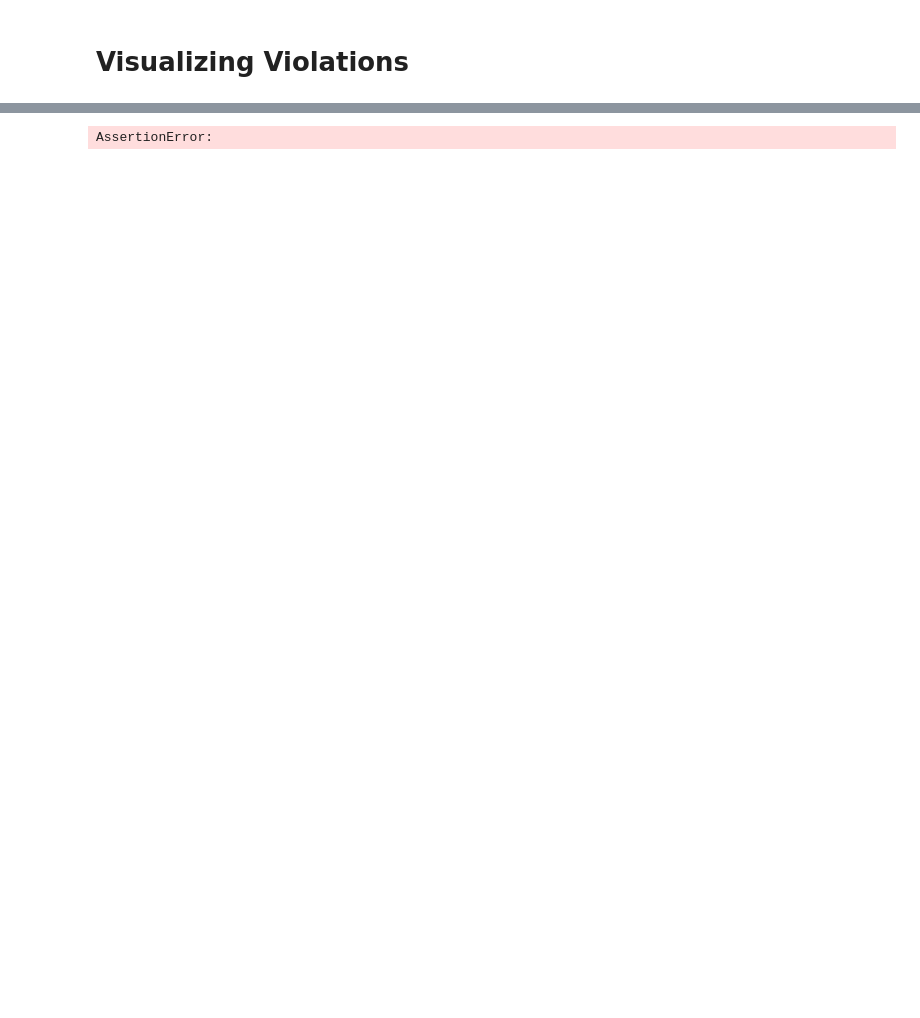
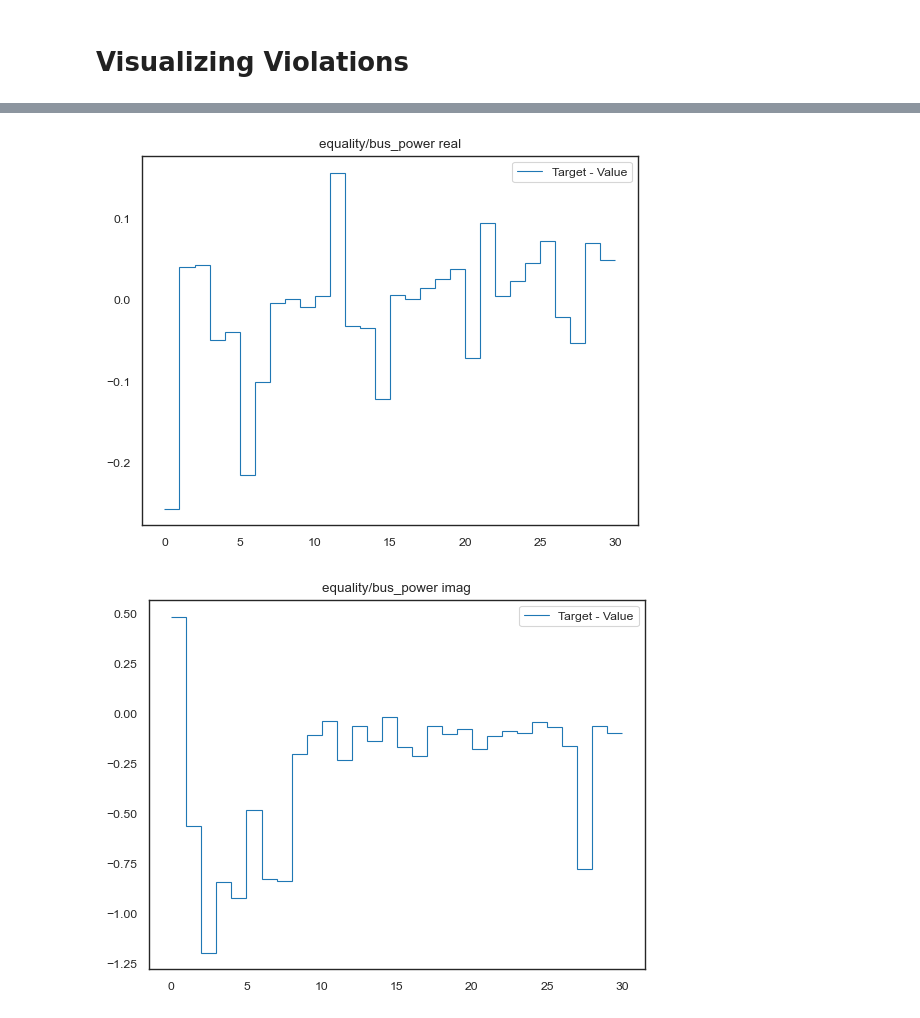
Before and after one commit to Damowerko/opf, a Jupyter notebook: notebooks/analysis.ipynb, the cells around one changed output, grey strips where cells are left out. Drawn from its saved outputs; the diff is of its cells as text; code cells hidden in the pictures; blank space fills up the shorter version.

```diff
--- a/notebooks/analysis.ipynb
+++ b/notebooks/analysis.ipynb
@@ -24,7 +24,7 @@ sns.set_context("paper")
 
 torch.set_float32_matmul_precision("medium")
 # %%
-run_uri = "wandb://katyamaz/opf/8uzjmnce"
+run_uri = "wandb://katyamaz/opf/ksy803eu"
 # %%
 base, path = run_uri.split("://")
 if base != "wandb":
@@ -65,5 +65,5 @@ def save(title: str, fig=plt):
 # %%
 # Run test
 barrier.detailed_metrics = True
-outputs = utils.test(barrier, dm, accelerator="gpu")
+outputs = opf.utils.test(barrier, dm, accelerator="gpu")
 # %% [output]
@@ -217,18 +249,20 @@ NameError: name 'df' is not defined
 # %%
 # perform inference on the test set
 from opf.plot import plot_constraints
 import opf.powerflow as pf
 
 with torch.no_grad():
     dm.setup("test")
     dataset = dm.test_dataset
-    assert isinstance(dataset, opf.dataset.StaticGraphDataset)
+    # assert isinstance(dataset, opf.dataset.StaticGraphDataset)
     data = dataset[index]
     V, S, Sd = barrier.float()(data)
+    # substitute_equality was True
     variables, _, _, _ = barrier._step_helper(
-        V, S, Sd, data.powerflow_parameters, substitute_equality=True
+        V, S, Sd, data.powerflow_parameters, substitute_equality=False
     )
     constraints = pf.build_constraints(variables, data.powerflow_parameters)
     plots = plot_constraints(constraints)
 # %% [output]
-AssertionError:
+[figure, added]
+[figure, added]
```
Also changed, not shown: parts of 8 cells of this notebook, 3 other files.
